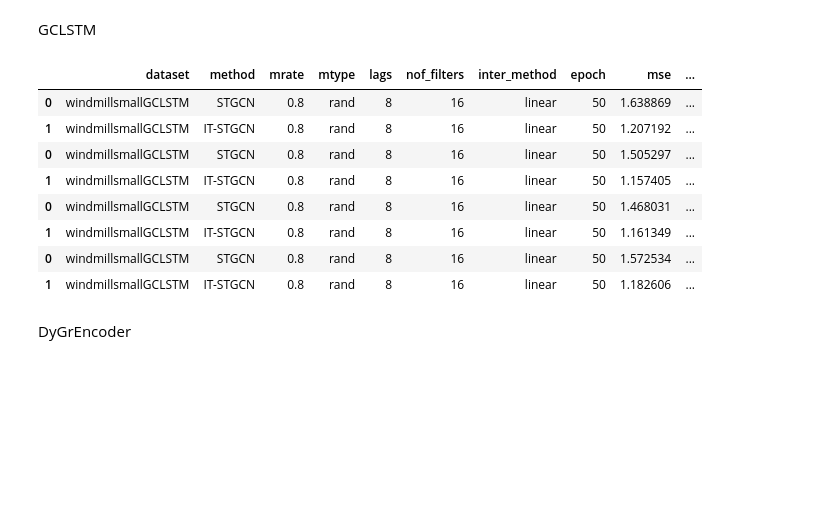
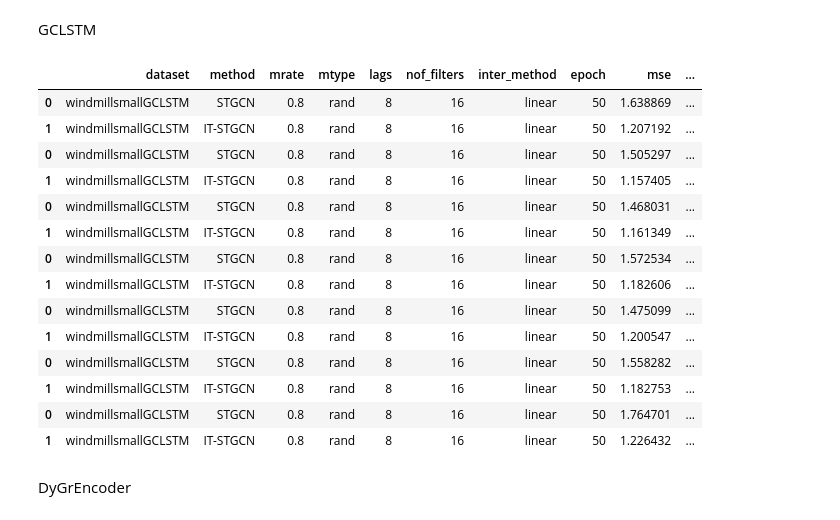
Before and after one commit to seoyeonc/ITTGNN_blog, a Jupyter notebook: posts/2_research/done.ipynb, the cells around one changed output. Cells and saved outputs as stored; diff of their text form; code cells hidden in the pictures; blank space fills up the shorter version.

```diff
--- a/posts/2_research/done.ipynb
+++ b/posts/2_research/done.ipynb
@@ -125,19 +127,28 @@ GCLSTM
 # %%
 pd.concat([pd.read_csv('./simulation_results/2024-02-12_06-02-29.csv'), # 1
            pd.read_csv('./simulation_results/2024-02-12_14-49-15.csv'), # 2
            pd.read_csv('./simulation_results/2024-02-13_19-01-09.csv'), # 3
            pd.read_csv('./simulation_results/2024-02-14_03-53-08.csv'), # 4
+           pd.read_csv('./simulation_results/2024-02-14_12-33-03.csv'), # 5
+           pd.read_csv('./simulation_results/2024-02-14_21-12-00.csv'), # 6
+           pd.read_csv('./simulation_results/2024-02-15_05-57-01.csv'), # 7
           ]).assign(model='GCLSTM')
 # %% [output]
 |  | dataset | method | mrate | mtype | lags | nof_filters | inter_method | epoch | mse | ... |
 | 0 | windmillsmallGCLSTM | STGCN | 0.8 | rand | 8 | 16 | linear | 50 | 1.638869 | ... |
 | 1 | windmillsmallGCLSTM | IT-STGCN | 0.8 | rand | 8 | 16 | linear | 50 | 1.207192 | ... |
 | 0 | windmillsmallGCLSTM | STGCN | 0.8 | rand | 8 | 16 | linear | 50 | 1.505297 | ... |
 | 1 | windmillsmallGCLSTM | IT-STGCN | 0.8 | rand | 8 | 16 | linear | 50 | 1.157405 | ... |
 | 0 | windmillsmallGCLSTM | STGCN | 0.8 | rand | 8 | 16 | linear | 50 | 1.468031 | ... |
 | 1 | windmillsmallGCLSTM | IT-STGCN | 0.8 | rand | 8 | 16 | linear | 50 | 1.161349 | ... |
 | 0 | windmillsmallGCLSTM | STGCN | 0.8 | rand | 8 | 16 | linear | 50 | 1.572534 | ... |
 | 1 | windmillsmallGCLSTM | IT-STGCN | 0.8 | rand | 8 | 16 | linear | 50 | 1.182606 | ... |
+| 0 | windmillsmallGCLSTM | STGCN | 0.8 | rand | 8 | 16 | linear | 50 | 1.475099 | ... |
+| 1 | windmillsmallGCLSTM | IT-STGCN | 0.8 | rand | 8 | 16 | linear | 50 | 1.200547 | ... |
+| 0 | windmillsmallGCLSTM | STGCN | 0.8 | rand | 8 | 16 | linear | 50 | 1.558282 | ... |
+| 1 | windmillsmallGCLSTM | IT-STGCN | 0.8 | rand | 8 | 16 | linear | 50 | 1.182753 | ... |
+| 0 | windmillsmallGCLSTM | STGCN | 0.8 | rand | 8 | 16 | linear | 50 | 1.764701 | ... |
+| 1 | windmillsmallGCLSTM | IT-STGCN | 0.8 | rand | 8 | 16 | linear | 50 | 1.226432 | ... |
 # %% [markdown]
 DyGrEncoder
 # %%
```
Also changed, not shown: parts of 2 cells of this notebook, 11 other files.
